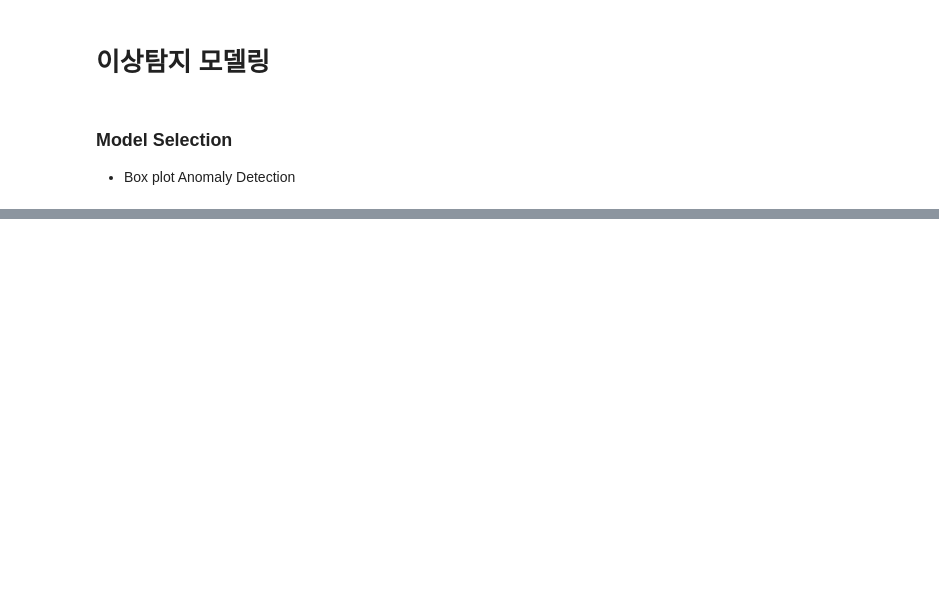
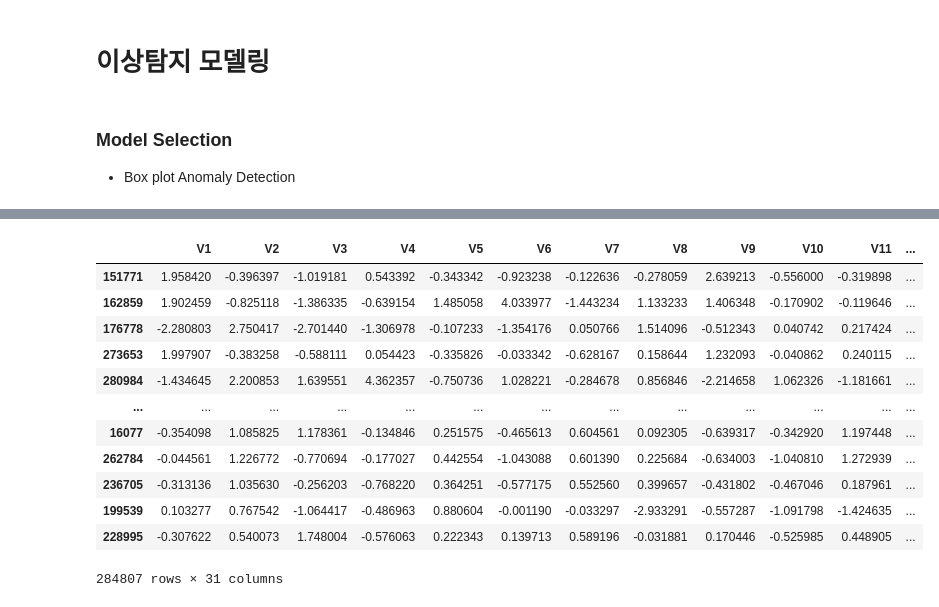
Before and after one commit to sonsungjong/ML_python, a Jupyter notebook: anomaly_detection/304_신용카드 사기거래 탐지.ipynb, the cells around one changed output, grey strips where cells are left out. Cells and saved outputs as stored; diff of their text form; code cells hidden in the pictures; blank space fills up the shorter version.

```diff
--- a/anomaly_detection/304_신용카드 사기거래 탐지.ipynb
+++ b/anomaly_detection/304_신용카드 사기거래 탐지.ipynb
@@ -562,5 +562,8 @@ outlier_list.extend(outlier_list_column)
 outlier_list = Counter(outlier_list)
 multiple_outliers = list(k for k, v in outlier_list.items() if v > n)
 # %%
-df['V1'].describe()
+# feature_list 정의
+df_col = list(df.columns)
+df_col.remove('Class')
+print(df_col)
 # %% [output]
@@ -579,0 +581,2 @@ Q1
+# %%
+X_.columns = df_col
@@ -579,0 +592,4 @@ Q1
+# %%
+# detecting outliers, parameter n
+feature_list = df_col
+Outliers_IQR = IQR_method(X_,1,feature_list)
@@ -579,0 +604,7 @@ Q1
+# %%
+# Outlier data, dataframe 변환
+df_outlier = pd.DataFrame(Outliers_IQR, columns = ['index'])
+df_outlier['Class_pred'] = 1
+df_outlier.set_index('index', inplace = True)
+df_outlier.index.name=''
+df_outlier.head()
@@ -579,0 +619,18 @@ Q1
+# %%
+# 원본 데이터에 Concat
+df_merge = pd.concat([df, df_outlier], axis=1)
+df_merge
+# %% [output]
+|  | V1 | V2 | V3 | V4 | V5 | V6 | V7 | V8 | V9 | V10 | V11 | ... |
+| 151771 | 1.958420 | -0.396397 | -1.019181 | 0.543392 | -0.343342 | -0.923238 | -0.122636 | -0.278059 | 2.639213 | -0.556000 | -0.319898 | ... |
+| 162859 | 1.902459 | -0.825118 | -1.386335 | -0.639154 | 1.485058 | 4.033977 | -1.443234 | 1.133233 | 1.406348 | -0.170902 | -0.119646 | ... |
+| 176778 | -2.280803 | 2.750417 | -2.701440 | -1.306978 | -0.107233 | -1.354176 | 0.050766 | 1.514096 | -0.512343 | 0.040742 | 0.217424 | ... |
+| 273653 | 1.997907 | -0.383258 | -0.588111 | 0.054423 | -0.335826 | -0.033342 | -0.628167 | 0.158644 | 1.232093 | -0.040862 | 0.240115 | ... |
+| 280984 | -1.434645 | 2.200853 | 1.639551 | 4.362357 | -0.750736 | 1.028221 | -0.284678 | 0.856846 | -2.214658 | 1.062326 | -1.181661 | ... |
+| ... | ... | ... | ... | ... | ... | ... | ... | ... | ... | ... | ... | ... |
+| 16077 | -0.354098 | 1.085825 | 1.178361 | -0.134846 | 0.251575 | -0.465613 | 0.604561 | 0.092305 | -0.639317 | -0.342920 | 1.197448 | ... |
+| 262784 | -0.044561 | 1.226772 | -0.770694 | -0.177027 | 0.442554 | -1.043088 | 0.601390 | 0.225684 | -0.634003 | -1.040810 | 1.272939 | ... |
+| 236705 | -0.313136 | 1.035630 | -0.256203 | -0.768220 | 0.364251 | -0.577175 | 0.552560 | 0.399657 | -0.431802 | -0.467046 | 0.187961 | ... |
+| 199539 | 0.103277 | 0.767542 | -1.064417 | -0.486963 | 0.880604 | -0.001190 | -0.033297 | -2.933291 | -0.557287 | -1.091798 | -1.424635 | ... |
+| 228995 | -0.307622 | 0.540073 | 1.748004 | -0.576063 | 0.222343 | 0.139713 | 0.589196 | -0.031881 | 0.170446 | -0.525985 | 0.448905 | ... |
+284807 rows × 31 columns
```
Also changed, not shown: parts of 32 cells of this notebook.
